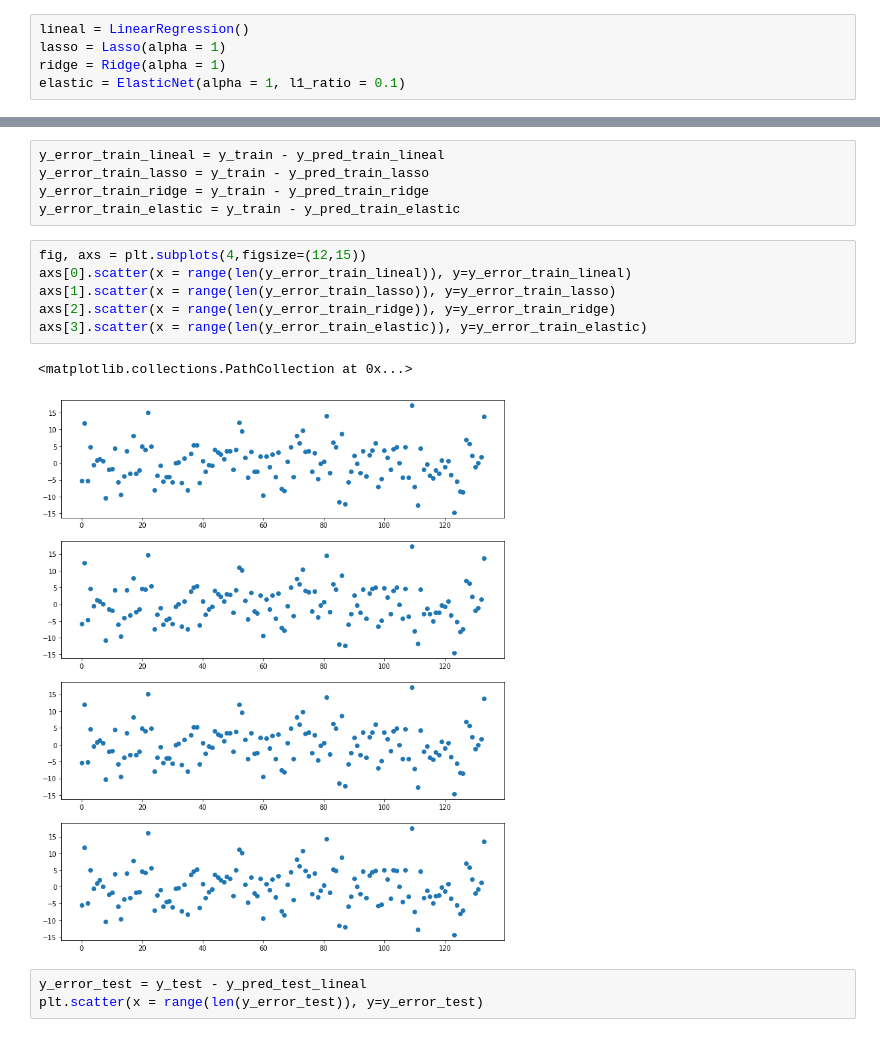
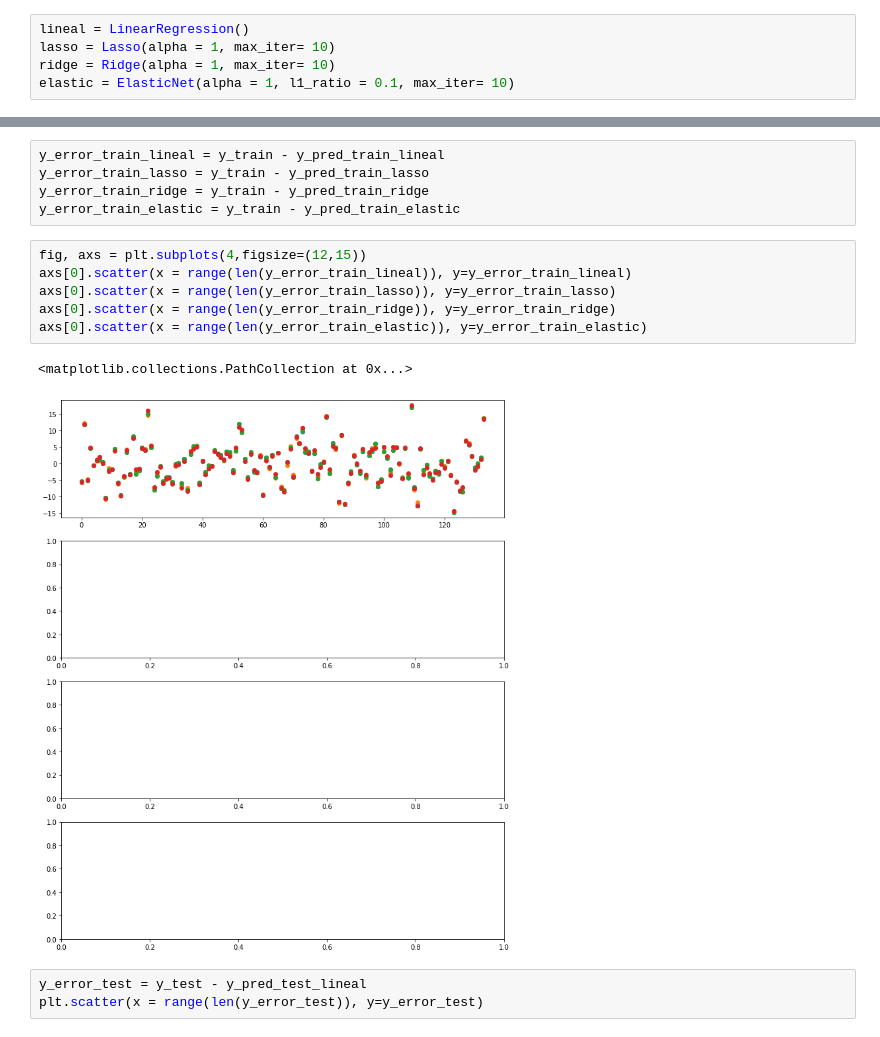
Before and after one commit to wassanchez/DS_Brayan_Andru, a Jupyter notebook: regre_lineal.ipynb, the cells around one changed output, grey strips where cells are left out. Drawn from its saved outputs; the diff is of its cells as text.

```diff
--- a/regre_lineal.ipynb
+++ b/regre_lineal.ipynb
@@ -141,9 +141,9 @@ X_test
 | 37 | 22 | 19 | 22 |
 # %%
 lineal = LinearRegression()
-lasso = Lasso(alpha = 1)
-ridge = Ridge(alpha = 1)
-elastic = ElasticNet(alpha = 1, l1_ratio = 0.1)
+lasso = Lasso(alpha = 1, max_iter= 10)
+ridge = Ridge(alpha = 1, max_iter= 10)
+elastic = ElasticNet(alpha = 1, l1_ratio = 0.1, max_iter= 10)
 # %%
 lineal.fit(X_train, y_train)
 lasso.fit(X_train, y_train)
@@ -230,12 +230,12 @@ y_error_train_elastic = y_train - y_pred_train_elastic
 # %%
 fig, axs = plt.subplots(4,figsize=(12,15))
 axs[0].scatter(x = range(len(y_error_train_lineal)), y=y_error_train_lineal)
-axs[1].scatter(x = range(len(y_error_train_lasso)), y=y_error_train_lasso)
-axs[2].scatter(x = range(len(y_error_train_ridge)), y=y_error_train_ridge)
-axs[3].scatter(x = range(len(y_error_train_elastic)), y=y_error_train_elastic)
+axs[0].scatter(x = range(len(y_error_train_lasso)), y=y_error_train_lasso)
+axs[0].scatter(x = range(len(y_error_train_ridge)), y=y_error_train_ridge)
+axs[0].scatter(x = range(len(y_error_train_elastic)), y=y_error_train_elastic)
 # %% [output]
 <matplotlib.collections.PathCollection at 0x...>
-[figure, old version]
+[figure, new version]
 # %%
 y_error_test = y_test - y_pred_test_lineal
 plt.scatter(x = range(len(y_error_test)), y=y_error_test)
```
Also changed, not shown: parts of 10 cells of this notebook.
